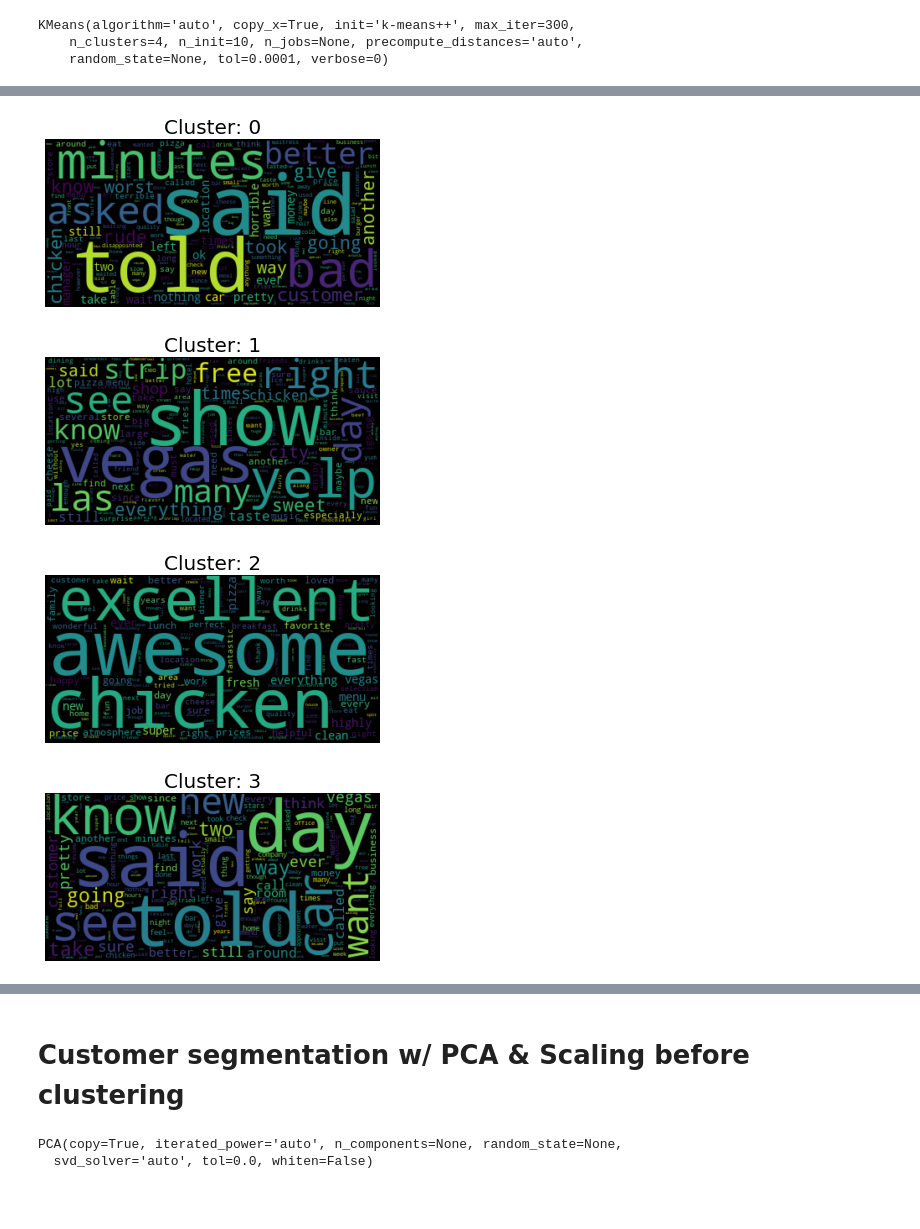
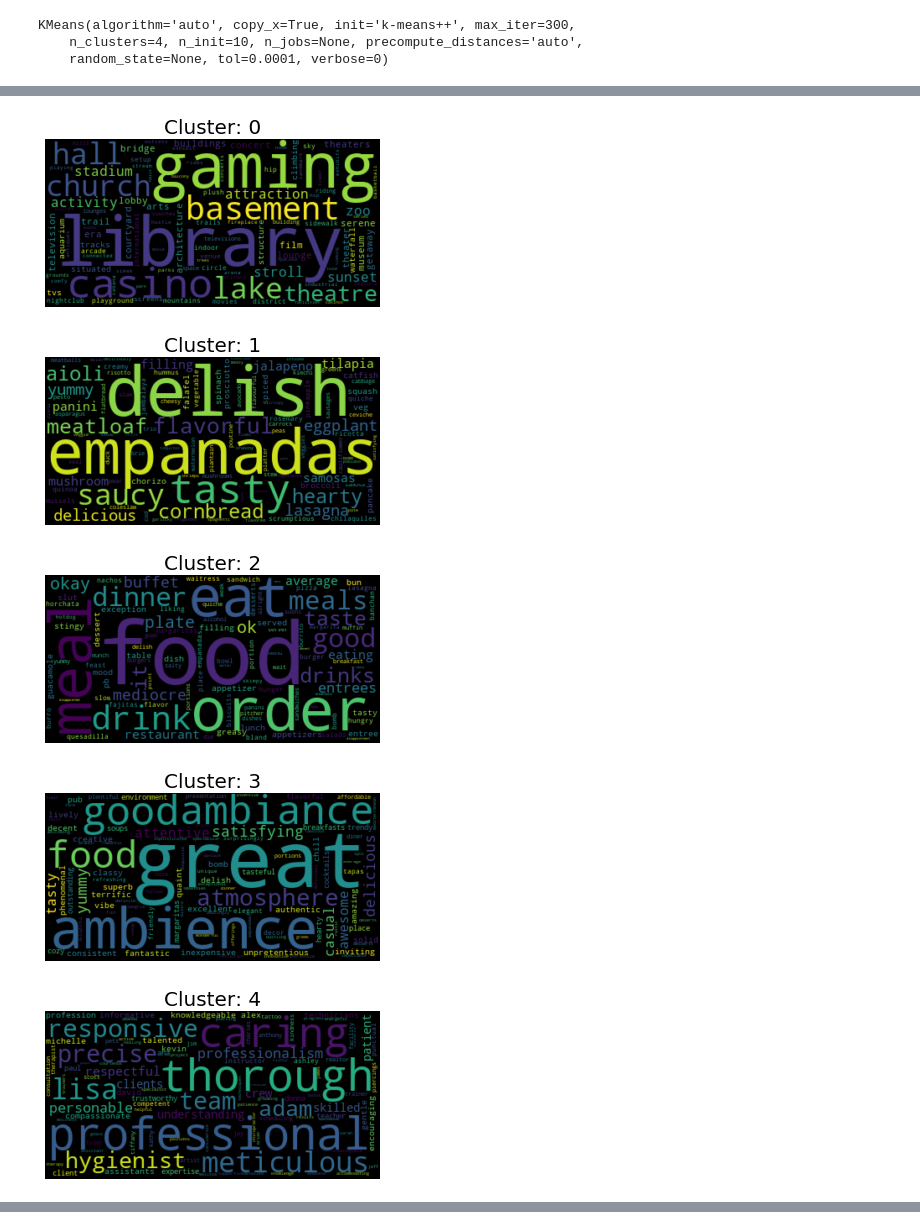
Before and after one commit to daericks/yelp-dataset, a Jupyter notebook: notebooks/review-4-user_segmentation-word2vec-user_attributes.ipynb, the cells around one changed output, grey strips where cells are left out. Drawn from its saved outputs; the diff is of its cells as text; code cells hidden in the pictures; blank space fills up the shorter version.

Commit message:
word2vec wordclouds from user segmentation

```diff
--- a/notebooks/review-4-user_segmentation-word2vec-user_attributes.ipynb
+++ b/notebooks/review-4-user_segmentation-word2vec-user_attributes.ipynb
@@ -273,0 +393,7 @@ user_cluster_centers_df.iloc[0].to_dict()
+# %%
+print('The most similar words to the avg vector describing each user cluster:\n')
+for cluster in range(len(user_cluster_centers_df)):
+    print('Cluster {}'.format(cluster))
+    display(
+        model.wv.similar_by_vector(user_cluster_centers_df.iloc[cluster,:300].values, topn=10)
+    )
@@ -273,0 +447,15 @@ user_cluster_centers_df.iloc[0].to_dict()
+# %%
+from wordcloud import WordCloud
+
+for cluster in range(len(user_cluster_centers_df)):
+#     series = user_cluster_centers_df.iloc[cluster,:-4] #Use relevant row, drop non-word cols
+#     wc_dict = series.to_dict()
+    series = model.wv.similar_by_vector(user_cluster_centers_df.iloc[cluster,:-4].values, topn=100)
+    wc_dict = {}
+    for key, val in series:
+        wc_dict[key] = val
+    wordcloud = WordCloud().generate_from_frequencies(wc_dict)
+    plt.imshow(wordcloud, interpolation='bilinear')
+    plt.title('Cluster: {}'.format(cluster), fontsize=20)
+    plt.axis('off')
+    plt.show()
@@ -273,0 +489,7 @@ user_cluster_centers_df.iloc[0].to_dict()
+# %%
+# Cluster users using K-means
+# Interpret user clusters
+
+num_clusters = 6
+k_means_clutering = KMeans(n_clusters=num_clusters)
+k_means_clutering.fit(all_features_User.iloc[:,:-4])
@@ -273,0 +504,3 @@ user_cluster_centers_df.iloc[0].to_dict()
+# %%
+user_cluster_centers_df = pd.DataFrame(data=k_means_clutering.cluster_centers_, columns=all_features_User.iloc[:,:-4].columns)
+user_cluster_centers_df.head()
@@ -274,16 +515,21 @@ user_cluster_centers_df.iloc[0].to_dict()
 # %%
 from wordcloud import WordCloud
 
 for cluster in range(len(user_cluster_centers_df)):
-    series = user_cluster_centers_df.iloc[cluster,:-4] #Use relevant row, drop non-word cols
-    wc_dict = series.to_dict()
+#     series = user_cluster_centers_df.iloc[cluster,:-4] #Use relevant row, drop non-word cols
+#     wc_dict = series.to_dict()
+    series = model.wv.similar_by_vector(user_cluster_centers_df.iloc[cluster].values, topn=100)
+    wc_dict = {}
+    for key, val in series:
+        wc_dict[key] = val
     wordcloud = WordCloud().generate_from_frequencies(wc_dict)
     plt.imshow(wordcloud, interpolation='bilinear')
     plt.title('Cluster: {}'.format(cluster), fontsize=20)
     plt.axis('off')
     plt.show()
 # %% [output]
-[figure, old version]
+[figure, new version]
-[figure, old version]
+[figure, new version]
-[figure, old version]
+[figure, new version]
-[figure, old version]
+[figure, new version]
+[figure, added]
@@ -290,14 +536,0 @@ for cluster in range(len(user_cluster_centers_df)):
-# %% [markdown]
-# Customer segmentation w/ PCA & Scaling before clustering
-# %%
-# Min Max Scaler
-from sklearn.preprocessing import MinMaxScaler
-scaler = MinMaxScaler()
-
-# PCA all_features_User
-from sklearn.decomposition import PCA
-pca = PCA()
-pca.fit(scaler.fit_transform(all_features_User))
-# %% [output]
-PCA(copy=True, iterated_power='auto', n_components=None, random_state=None,
-  svd_solver='auto', tol=0.0, whiten=False)
```
Also changed, not shown: parts of 43 cells of this notebook, 1 other file.
